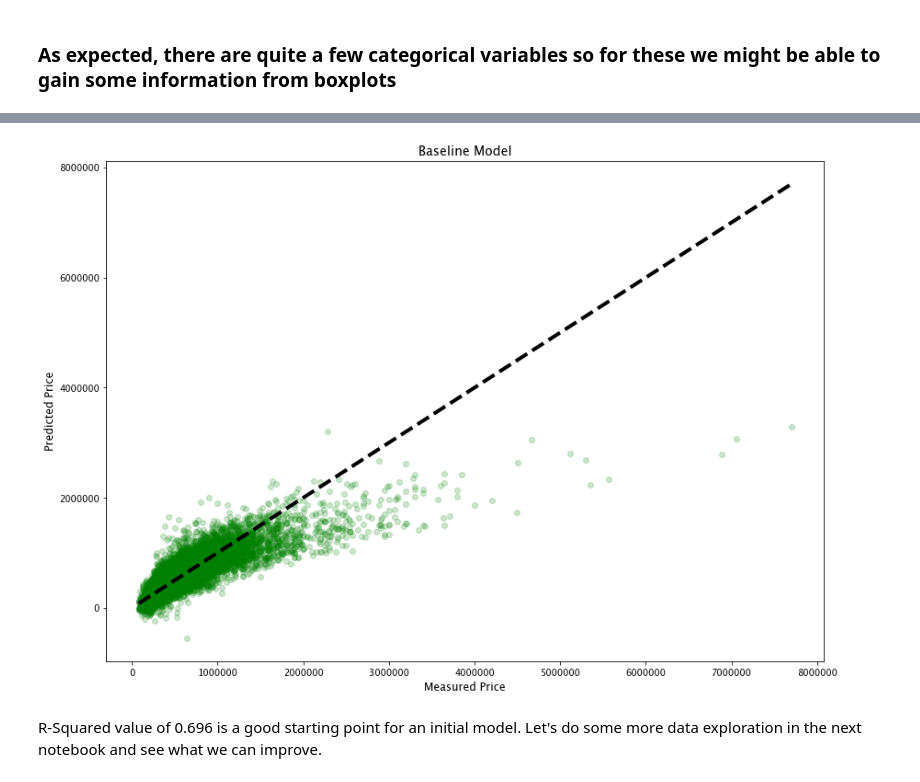
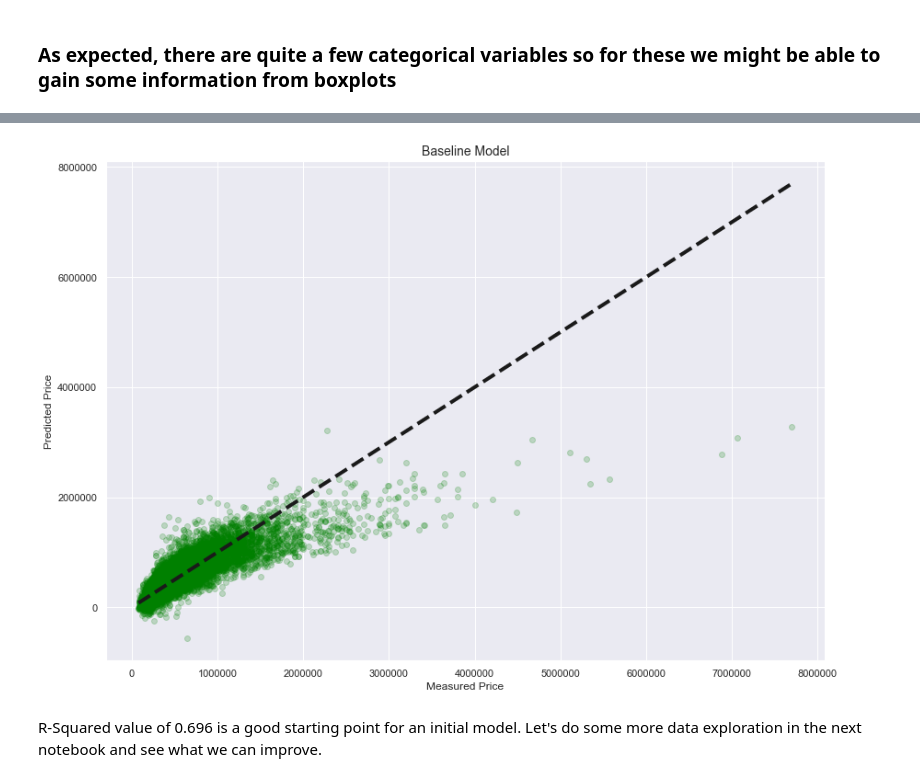
Before and after one commit to ElliotEvins/king-county-housing-analysis, a Jupyter notebook: Notebooks/1_etl_baseline_model.ipynb, the cells around one changed output, grey strips where cells are left out. Saved outputs shown, nothing was run; the diff lists cells and outputs as text; code cells hidden in the pictures.

Commit message:
baseline graph

```diff
--- a/Notebooks/1_etl_baseline_model.ipynb
+++ b/Notebooks/1_etl_baseline_model.ipynb
@@ -244,14 +244,14 @@ Test Root Mean Squarred Error: 184279.24742106535
 # %%
 predicted = cross_val_predict(linreg, X, y, cv=10)
-
+sns.set(style="darkgrid", color_codes=True)
 plt.figure(figsize = (14,10))
 plt.scatter(y, predicted, alpha=0.2, color='green')
 plt.plot([y.min(), y.max()], [y.min(), y.max()], 'k--', lw=4)
 plt.xlabel('Measured Price', size=12)
 plt.ylabel('Predicted Price', size=12)
 plt.title("Baseline Model", size=14)
 plt.show();
 # %% [output]
-[figure, old version]
+[figure, new version]
 # %% [markdown]
 R-Squared value of 0.696 is a good starting point for an initial model. Let's do some more data exploration in the next notebook and see what we can improve.
```
Also changed, not shown: parts of 3 cells of this notebook, 1 other file.
